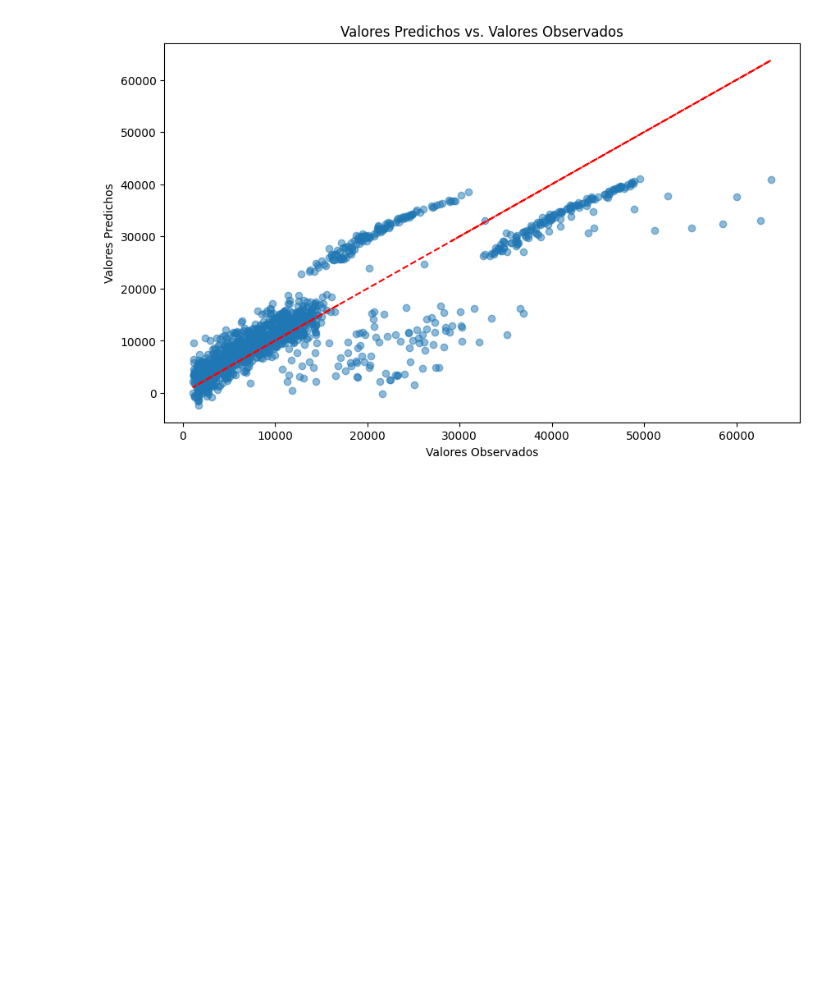
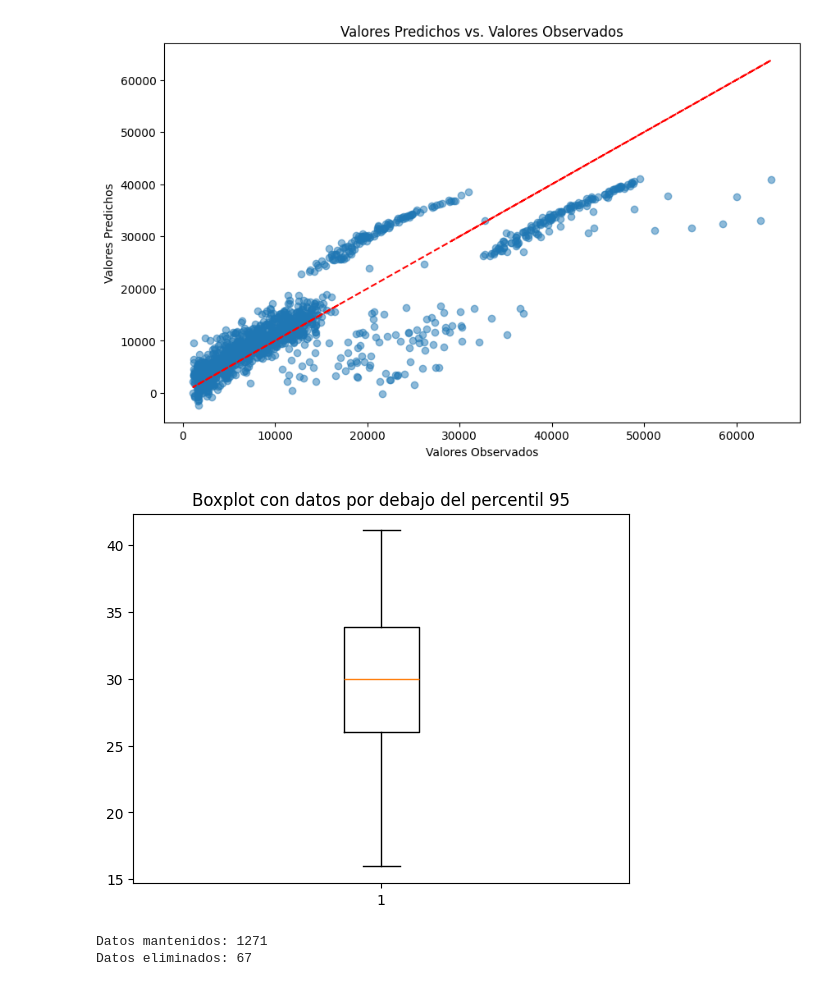
Before and after one commit to DanielaFlorez11/Caso1, a Jupyter notebook: caso.ipynb, the cells around one changed output. Cells and saved outputs as stored; diff of their text form; code cells hidden in the pictures; blank space fills up the shorter version.

```diff
--- a/caso.ipynb
+++ b/caso.ipynb
@@ -214,3 +321,43 @@ plt.ylabel('Valores Predichos')
 plt.show()
 # %% [output]
 [figure]
+# %%
+import pandas as pd
+import matplotlib.pyplot as plt
+
+# Cargar los datos desde el archivo CSV
+datos = pd.read_csv('insurance.csv')
+
+# Calcular el percentil 95
+percentil_95 = datos['bmi'].quantile(0.95)
+
+# Filtrar los datos para mantener solo aquellos por debajo del percentil 95
+datos_filtrados = datos[datos['bmi'] <= percentil_95]
+
+# Graficar el boxplot con los datos filtrados
+plt.boxplot(datos_filtrados['bmi'])
+plt.title('Boxplot con datos por debajo del percentil 95')
+plt.show()
+# %% [output]
+[figure, added]
+# %%
+import pandas as pd
+
+# Cargar los datos desde el archivo CSV
+datos = pd.read_csv('insurance.csv')
+
+# Calcular el percentil 95
+percentil_95 = datos['bmi'].quantile(0.95)
+
+# Filtrar los datos para mantener solo aquellos por debajo del percentil 95
+datos_filtrados = datos[datos['bmi'] <= percentil_95]
+
+# Calcular cuántos datos se mantuvieron y cuántos se eliminaron
+datos_mantuvieron = len(datos_filtrados)
+datos_eliminados = len(datos) - datos_mantuvieron
+
+print("Datos mantenidos:", datos_mantuvieron)
+print("Datos eliminados:", datos_eliminados)
+# %% [output]
+Datos mantenidos: 1271
+Datos eliminados: 67
```
Also changed, not shown: parts of 7 cells of this notebook.
